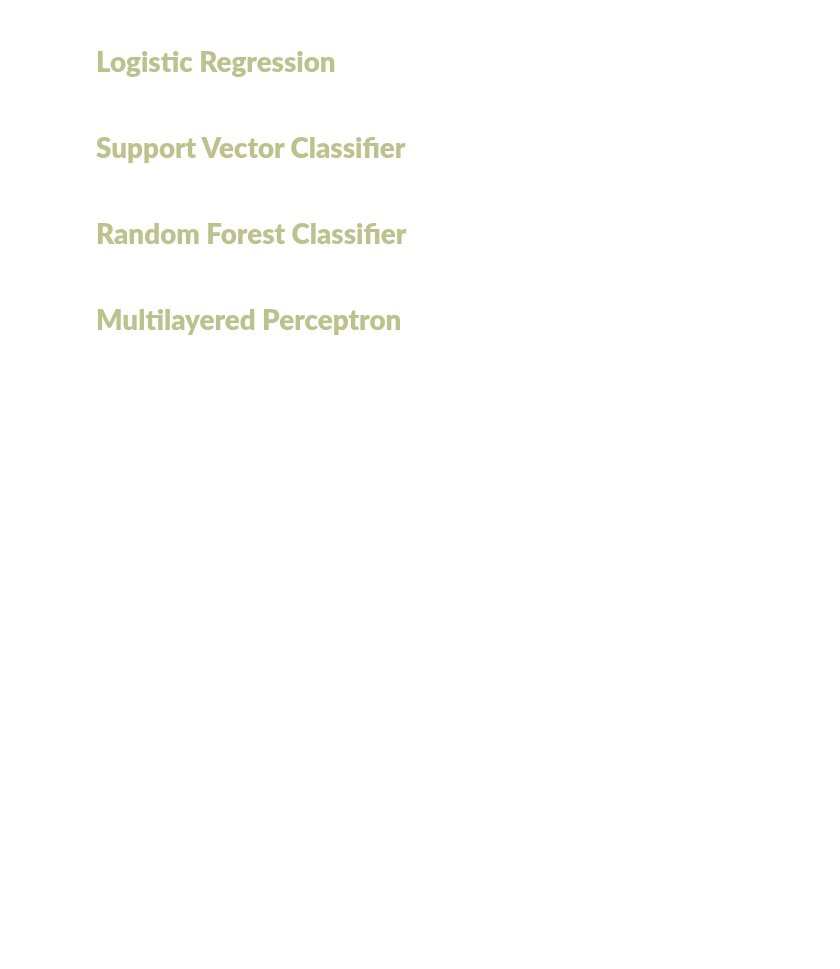
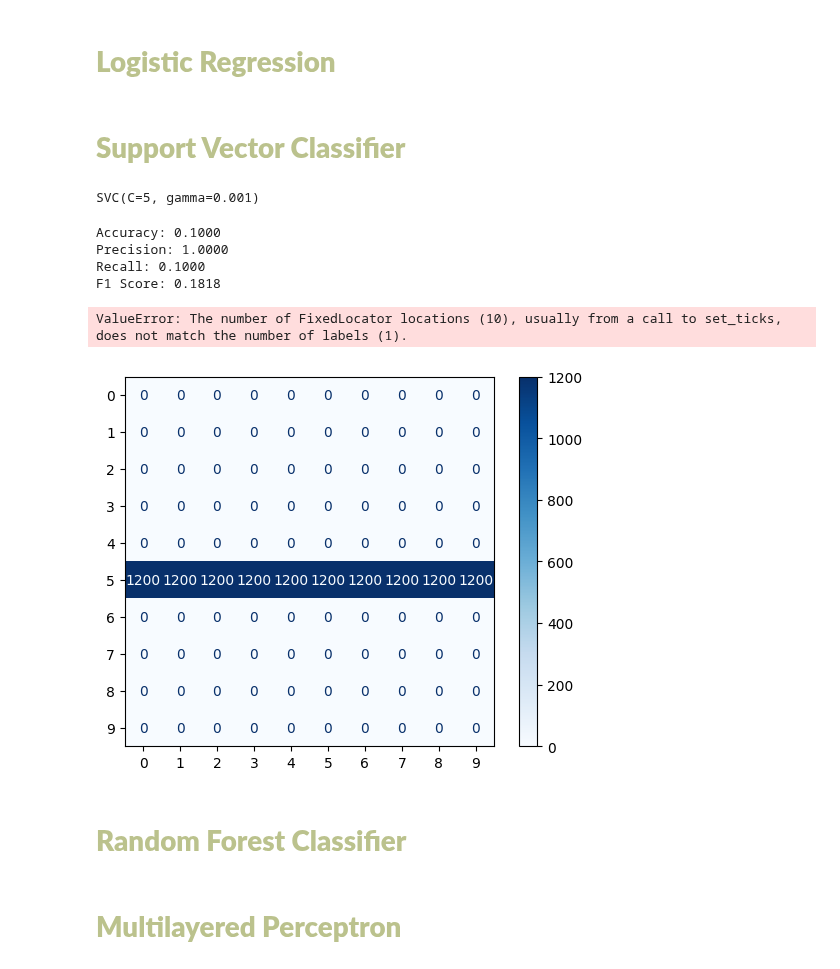
Before and after one commit to ch0fas/ML_Projects, a Jupyter notebook: fashion_mnist.ipynb, the cells around one changed output. Saved outputs shown, nothing was run; the diff lists cells and outputs as text; code cells hidden in the pictures; blank space fills up the shorter version.

```diff
--- a/fashion_mnist.ipynb
+++ b/fashion_mnist.ipynb
@@ -151,17 +153,49 @@ Finally, our variables are flattened for use in the models.
 > ### Para las y's, utilicen y_train, y_dev e y_test
 # %% [markdown]
 # <font color= #bbc28d> **Logistic Regression** </font>
+# %%
+def eval(y_true, y_pred):
+    # Calcular métricas
+    accuracy = accuracy_score(y_true, y_pred)
+    precision = precision_score(y_true, y_pred, average='weighted')
+    recall = recall_score(y_true, y_pred, average='weighted')
+    f1 = f1_score(y_true, y_pred, average='weighted')
+
+    # Mostrar resultados
+    print(f'Accuracy: {accuracy:.4f}')
+    print(f'Precision: {precision:.4f}')
+    print(f'Recall: {recall:.4f}')
+    print(f'F1 Score: {f1:.4f}')
+
+    # Matriz de confusión
+    cm = confusion_matrix(y_true, y_pred)
+
+    # Mostrar la matriz de confusión con etiquetas de clase
+    labels = sorted(list(set(y_true)))
+
+    disp = ConfusionMatrixDisplay(confusion_matrix=cm, display_labels=labels)
+    disp.plot(cmap='Blues')
+    plt.title('Matriz de Confusión')
+    plt.show()
 # %% [markdown]
 # <font color= #bbc28d> **Support Vector Classifier** </font>
-# %%
-param_grid = {'C': [1, 5, 10, 50],
-              'gamma': [0.0001, 0.0005, 0.001, 0.005]} # Values less than 1
-
-model = SVC(kernel='rbf', class_weight='balanced')     # Class weight for multiclass classification
-grid = GridSearchCV(model, param_grid)
-
-grid.fit(X_train_flat, y_train)
-print(grid.best_params_)
+# %%
+svc = SVC(kernel='rbf', gamma=0.001, C=5)
+
+svc.fit(X_train_flat, y_train)
+# %% [output]
+SVC(C=5, gamma=0.001)
+# %%
+y_pred2 = svc.predict(X_dev_flat)
+
+eval(y_pred2, y_dev)
+# %% [output]
+Accuracy: 0.1000
+Precision: 1.0000
+Recall: 0.1000
+F1 Score: 0.1818
+ValueError: The number of FixedLocator locations (10), usually from a call to set_ticks, does not match the number of labels (1).
+[figure, added]
 # %% [markdown]
 # <font color= #bbc28d> **Random Forest Classifier** </font>
 # %% [markdown]
```
Also changed, not shown: parts of 1 cell of this notebook, 1 other file.
